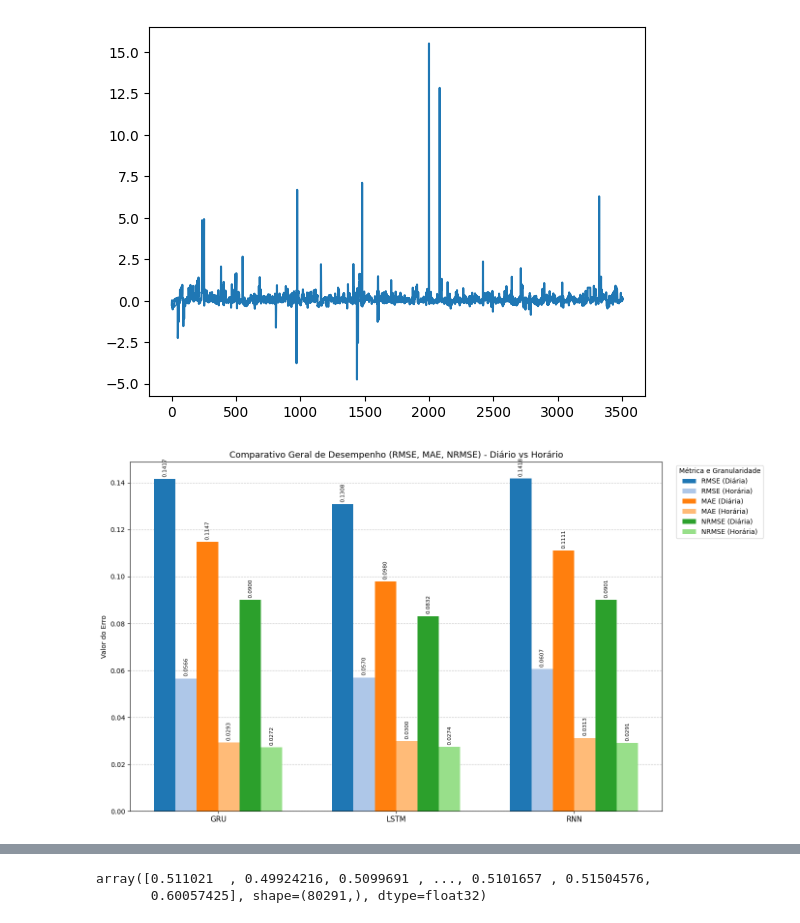
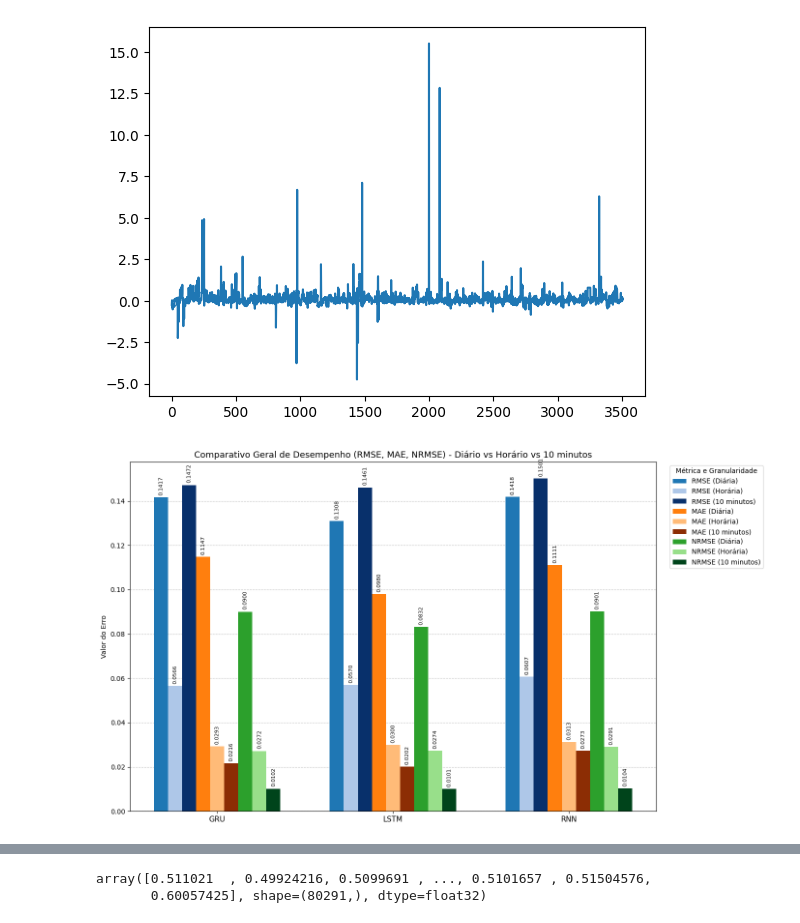
Before and after one commit to LarcesUece/GRANULARITY-PREDICTION, a Jupyter notebook: src/notebooks/analise_granularidade.ipynb, the cells around one changed output, grey strips where cells are left out. Saved outputs shown, nothing was run; the diff lists cells and outputs as text; code cells hidden in the pictures.

Commit message:
modelos treinados com metricas validadas

```diff
--- a/src/notebooks/analise_granularidade.ipynb
+++ b/src/notebooks/analise_granularidade.ipynb
@@ -765,0 +710,11 @@ y_val_h = np_val_h[:, inputs_hour+1:].astype('float32')
+# %%
+inputs_hour = 7*24
+outputs_hour = 1*24
+test_hour_wind = pd.read_csv('../../data/Tabelas_criadas/teste_hora.csv')
+np_test_h = np.array(test_hour_wind)
+del test_hour_wind
+
+X_test_h = np_test_h[:, :inputs_hour + 1].astype('float64')
+y_test_h = np_test_h[:, np.r_[inputs_hour+1:inputs_hour+1+outputs_hour,0]].astype('float64')
+del np_test_h
+collect()
@@ -1945,7 +1811,7 @@ def comparar_desempeho_granularidade(X_test_d, X_test_h, X_test_10m, y_test_d, y
     print(f"Desempenho do modelo para granularidade 10minutos:")
     resultado_10m = avaliar_modelo(y_test_10m.flatten(), y_pred_10m.flatten(), verbose=True)
 
-    return {"Diario": resultado_d, "Horario": resultado_h, "10minutos:": resultado_10m}
+    return {"Diario": resultado_d, "Horario": resultado_h, "10minutos": resultado_10m}
 
 def separar_dados_por_instituicao(inst, X_test, y_test =  None):
     idx = np.where(X_test[:,0] == inst)[0]
@@ -1997,8 +1887,8 @@ for model in model_keys:
         X_test_h[:,1:].reshape((X_test_h.shape[0], 1, X_test_h.shape[1]-1)),
         X_test_10m[:,1:].reshape((X_test_10m.shape[0], 1, X_test_10m.shape[1]-1)),
         y_test_d[:,0],
-        y_test_h[:,:24],
-        y_test_10m[:,:24*6],
+        y_test_h[:,:-1],
+        y_test_10m[:,:-1],
         modelos[model]["Diario"],
         modelos[model]["Horario"],
         modelos[model]["10minutos"]
@@ -2283,50 +2135,72 @@ metricas_plot = ['RMSE', 'MAE', 'NRMSE'] # sMAPE fica de fora para não quebrar
 
 # Cores exatas extraídas da sua imagem de referência
 cores = {
-    'RMSE': {'Diario': '#1f77b4', 'Horario': '#aec7e8'},   # Azul escuro e claro
-    'MAE':  {'Diario': '#ff7f0e', 'Horario': '#ffbb78'},   # Laranja escuro e claro
-    'NRMSE': {'Diario': '#2ca02c', 'Horario': '#98df8a'}   # Verde escuro e claro
+    'RMSE': {
+        'Diario': '#1f77b4',    # Azul
+        'Horario': '#aec7e8',   # Azul claro
+        '10minutos': '#08306b'  # Azul muito escuro
+    },
+    'MAE': {
+        'Diario': '#ff7f0e',    # Laranja
+        'Horario': '#ffbb78',   # Laranja claro
+        '10minutos': '#8c2d04'  # Laranja muito escuro / Ferrugem
+    },
+    'NRMSE': {
+        'Diario': '#2ca02c',    # Verde
+        'Horario': '#98df8a',   # Verde claro
+        '10minutos': '#00441b'  # Verde muito escuro / Musgo
+    }
 }
 
+
 # Configuração do espaçamento das 6 barras
+# Configuração do espaçamento das 9 barras
 x = np.arange(len(modelos))
-largura_barra = 0.12
-offsets = [-2.5, -1.5, -0.5, 0.5, 1.5, 2.5] # Multiplicadores para empurrar as barras lateralmente
+largura_barra = 0.08
+offsets = [-4, -3, -2, -1, 0, 1, 2, 3, 4] # Multiplicadores para empurrar as barras lateralmente
 
 fig, ax = plt.subplots(figsize=(14, 8)) # Largura maior para caber a legenda fora do quadro
 
-# Loop inteligente para desenhar as 6 barras na ordem correta para cada modelo
+# Loop inteligente para desenhar as 9 barras na ordem correta para cada modelo
 idx_offset = 0
 for metrica in metricas_plot:
-    for granularidade in ['Diario', 'Horario']:
+    for granularidade in ['Diario', 'Horario','10minutos']:
         valores = [metricas[modelo][granularidade][metrica] for modelo in modelos]
         posicao = x + (offsets[idx_offset] * largura_barra)
 
-        # Ajuste gramatical para a legenda (Diario -> Diária)
-        label = f'{metrica} ({"Diária" if granularidade == "Diario" else "Horária"})'
+        # Ajuste gramatical para a legenda
+        if granularidade == "Diario":
+            gran_nome = "Diária"
+        elif granularidade == "Horario":
+            gran_nome = "Horária"
+        else:
+            gran_nome = "10 minutos"
+        label = f'{metrica} ({gran_nome})'
+
         cor = cores[metrica][granularidade]
         # 1. Capturamos as barras criadas na variável 'barras'
         barras = ax.bar(posicao, valores, largura_barra, label=label, color=cor)
 
         # 2. Adicionamos os valores no topo com rotação para não sobrepor
         ax.bar_label(barras, padding=3, fmt='%.4f', fontsize=8, rotation=90)
         idx_offset += 1
 
 # Estilização idêntica à imagem
 ax.set_ylabel('Valor do Erro')
-ax.set_title('Comparativo Geral de Desempenho (RMSE, MAE, NRMSE) - Diário vs Horário', fontsize=13)
+ax.set_title('Comparativo Geral de Desempenho (RMSE, MAE, NRMSE) - Diário vs Horário vs 10 minutos', fontsize=13)
 ax.set_xticks(x)
+
 ax.set_xticklabels(modelos, fontsize=11)
 
 # Configurando o Grid pontilhado atrás das barras
 ax.yaxis.grid(True, linestyle='--', alpha=0.7)
 ax.set_axisbelow(True)
 
 # Movendo a legenda para fora do gráfico (canto superior direito)
 ax.legend(title='Métrica e Granularidade', bbox_to_anchor=(1.02, 1), loc='upper left')
 
 # O tight_layout impede que a legenda seja cortada na hora de salvar
 plt.tight_layout()
 plt.show()
 # %% [output]
-[figure, old version]
+[figure, new version]
```
Also changed, not shown: parts of 35 cells of this notebook, 4 other files.
